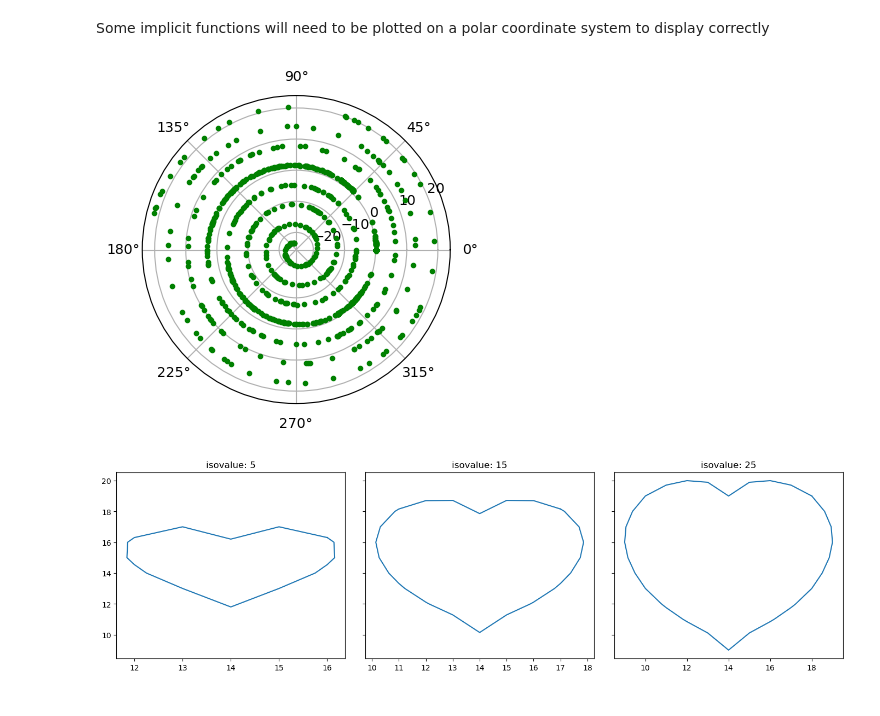
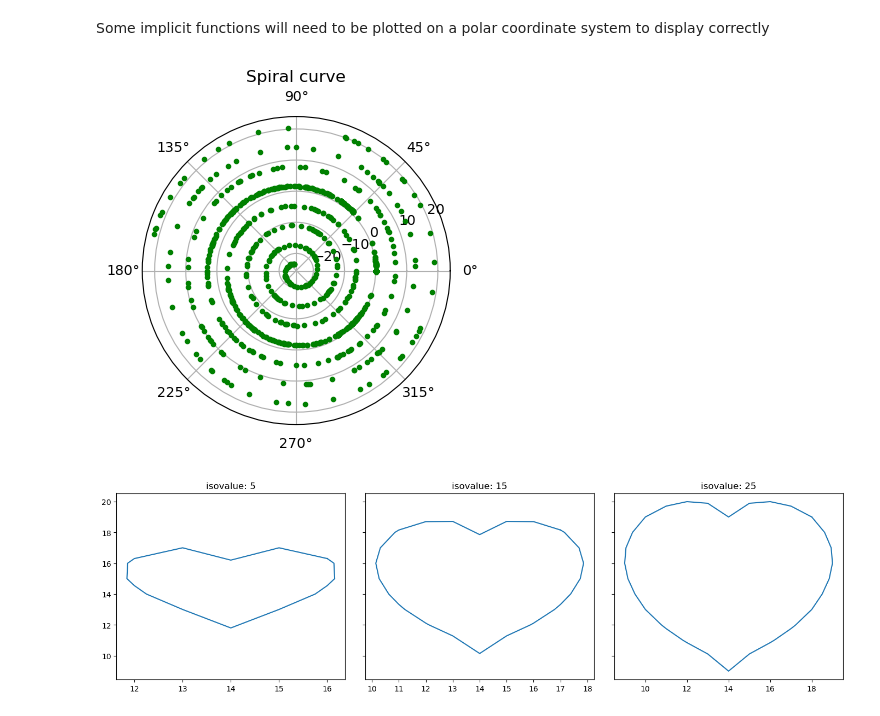
Before and after one commit to DinisDimitris/Marching-Squares-Synthesis, a Jupyter notebook: DataGenerator.ipynb, the cells around one changed output. Cells and saved outputs as stored; diff of their text form; code cells hidden in the pictures.

```diff
--- a/DataGenerator.ipynb
+++ b/DataGenerator.ipynb
@@ -95,17 +95,18 @@ Some implicit functions will need to be plotted on a polar coordinate system to
 # %%
 spiral = get_implicit_cords("spiral")
 
 plt.axes(projection = 'polar')
 
 # plotting the spiral
 for rad in spiral:
     r = rad
     plt.polar(rad, r, 'g.')
 
 # display the polar plot
+plt.title("Spiral curve")
 plt.show()
 # %% [output]
-[figure, old version]
+[figure, new version]
 # %%
 def get_contour(implicit_cords, isoval):
     return np.array(measure.find_contours(implicit_cords, isoval))
```
Also changed, not shown: parts of 2 cells of this notebook, 3 other files.
